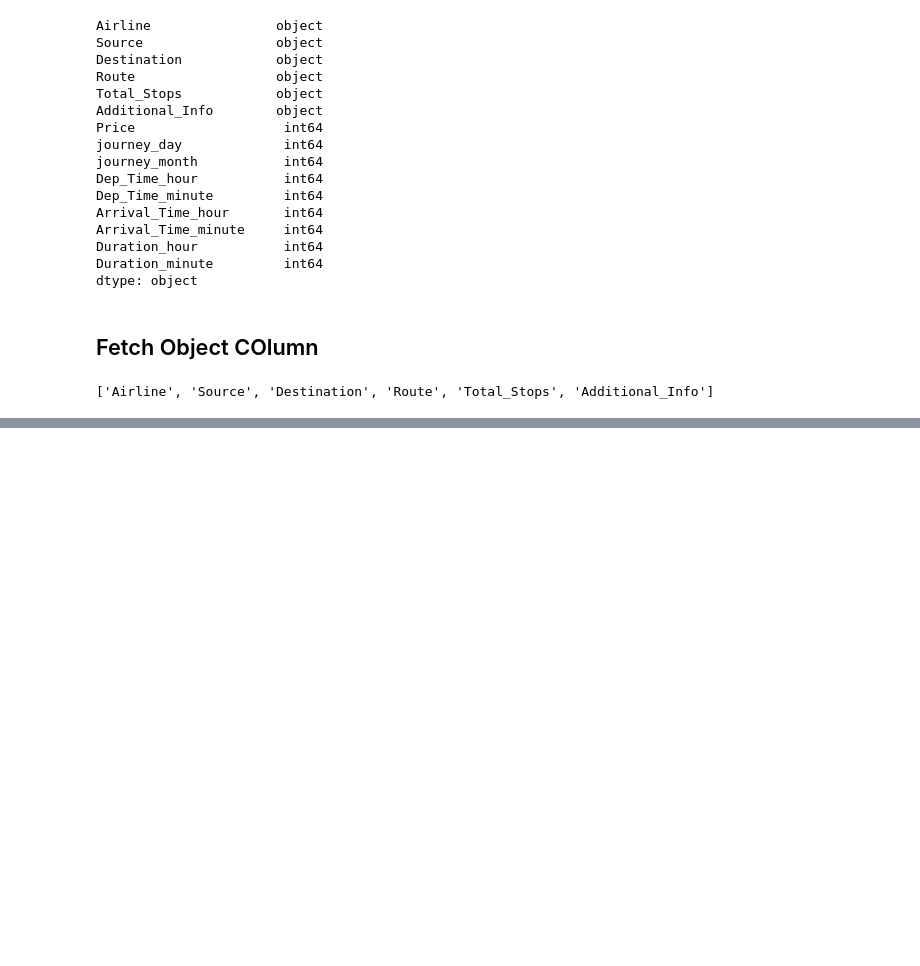
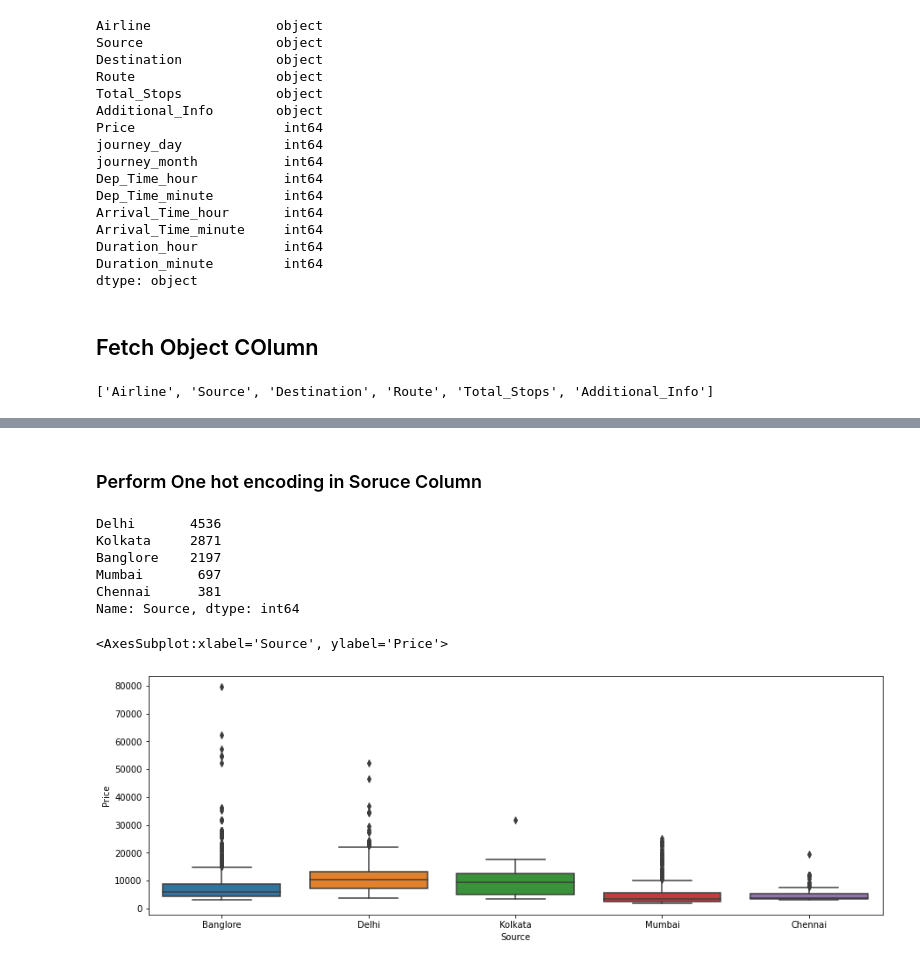
Before and after one commit to ghimiresunil/Three-Real-World-Data-Science-Project, a Jupyter notebook: flight_fare_prediction.ipynb, the cells around one changed output, grey strips where cells are left out. Drawn from its saved outputs; the diff is of its cells as text; code cells hidden in the pictures; blank space fills up the shorter version.

```diff
--- a/flight_fare_prediction.ipynb
+++ b/flight_fare_prediction.ipynb
@@ -269,0 +342,18 @@ con_col = for col in train_data.columns if train_data
+# %% [markdown]
+### Perform One hot encoding in Soruce Column
+# %%
+categorical_data['Source'].value_counts()
+# %% [output]
+Delhi       4536
+Kolkata     2871
+Banglore    2197
+Mumbai       697
+Chennai      381
+Name: Source, dtype: int64
+# %%
+plt.figure(figsize = (15, 5 ))
+
+sns.boxplot(x = 'Source', y = 'Price', data = train_data.sort_values('Price', ascending = False))
+# %% [output]
+<AxesSubplot:xlabel='Source', ylabel='Price'>
+[figure, added]
```
Also changed, not shown: parts of 45 cells of this notebook.
